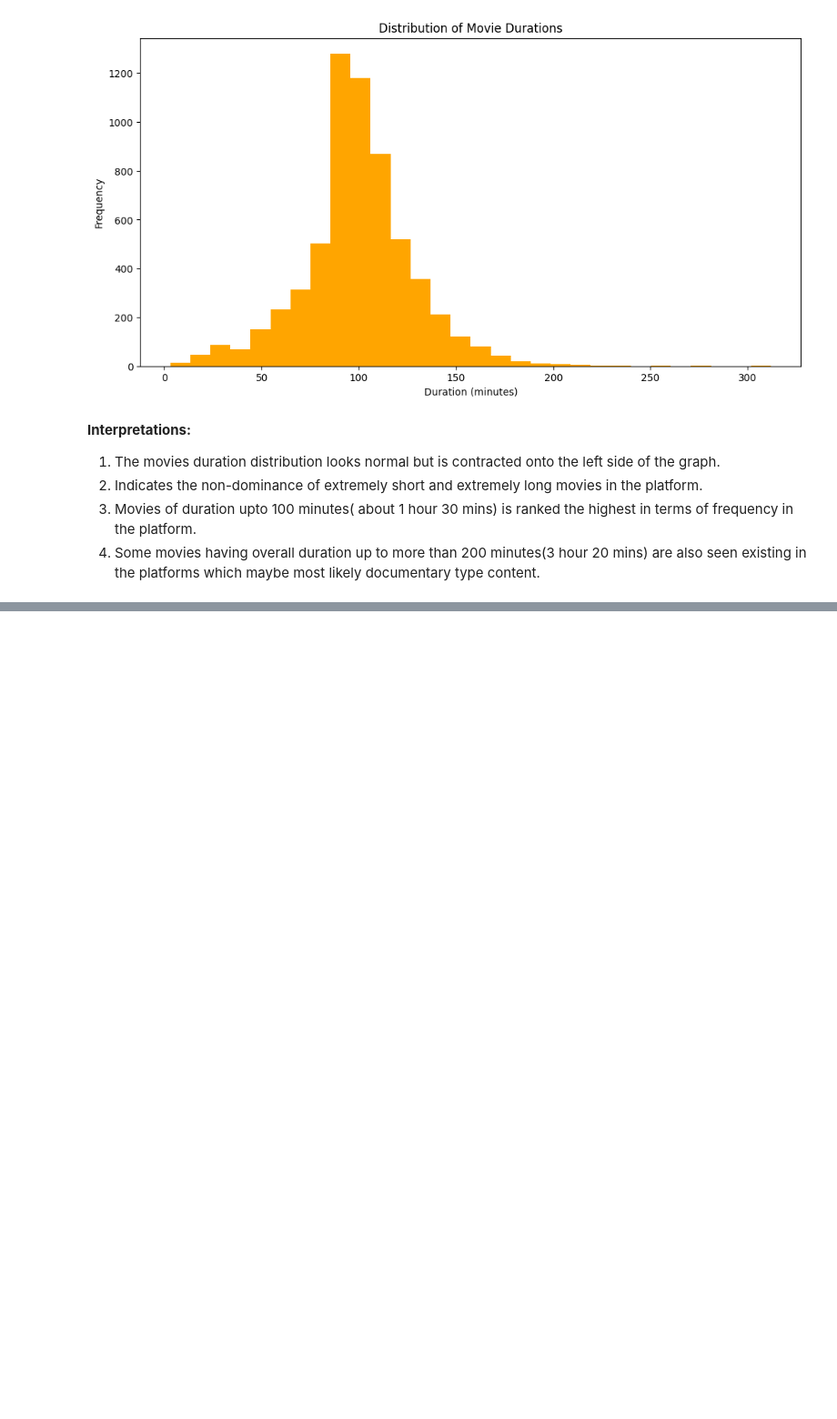
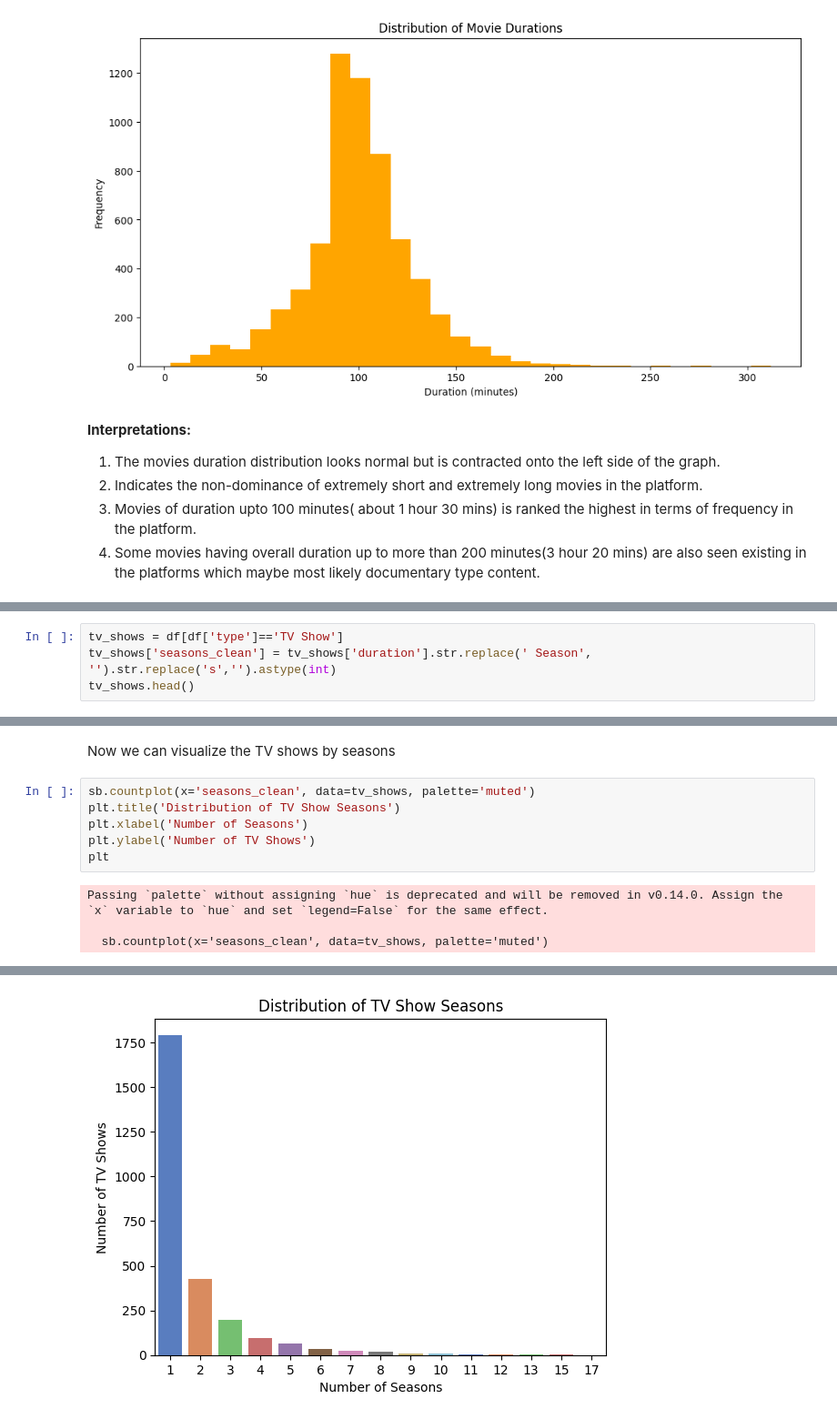
Before and after one commit to SakriyaPyakurel/netflix-EDA, a Jupyter notebook: operations.ipynb, the cells around one changed output, grey strips where cells are left out. Shown: that part at 91% size. Cells and saved outputs as stored; diff of their text form; blank space fills up the shorter version.

```diff
--- a/operations.ipynb
+++ b/operations.ipynb
@@ -278,0 +296,4 @@ Text(0, 0.5, 'Frequency')
+# %%
+tv_shows = df[df['type']=='TV Show']
+tv_shows['seasons_clean'] = tv_shows['duration'].str.replace(' Season', '').str.replace('s','').astype(int)
+tv_shows.head()
@@ -278,0 +312,12 @@ Text(0, 0.5, 'Frequency')
+# %% [markdown]
+Now we can visualize the TV shows by seasons
+# %%
+sb.countplot(x='seasons_clean', data=tv_shows, palette='muted')
+plt.title('Distribution of TV Show Seasons')
+plt.xlabel('Number of Seasons')
+plt.ylabel('Number of TV Shows')
+plt
+# %% [output]
+Passing `palette` without assigning `hue` is deprecated and will be removed in v0.14.0. Assign the `x` variable to `hue` and set `legend=False` for the same effect.
+
+  sb.countplot(x='seasons_clean', data=tv_shows, palette='muted')
@@ -278,0 +325 @@ Text(0, 0.5, 'Frequency')
+[figure, added]
```
Also changed, not shown: parts of 28 cells of this notebook.
